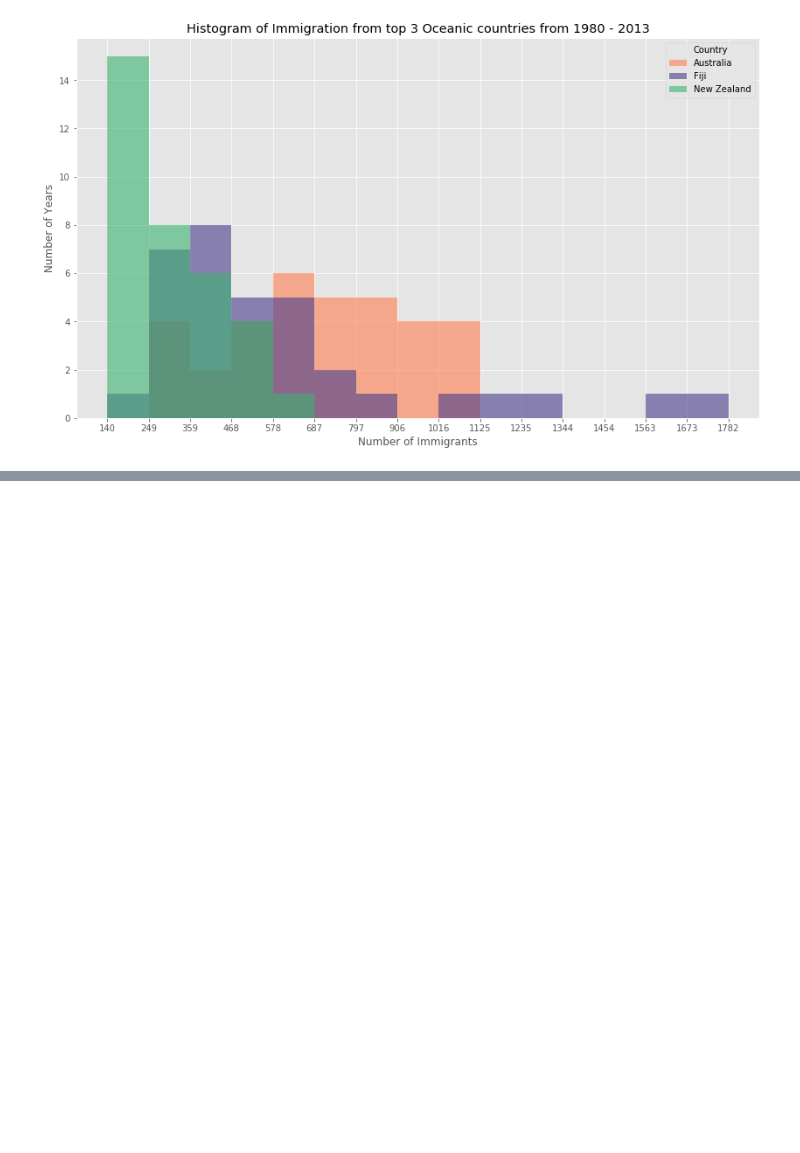
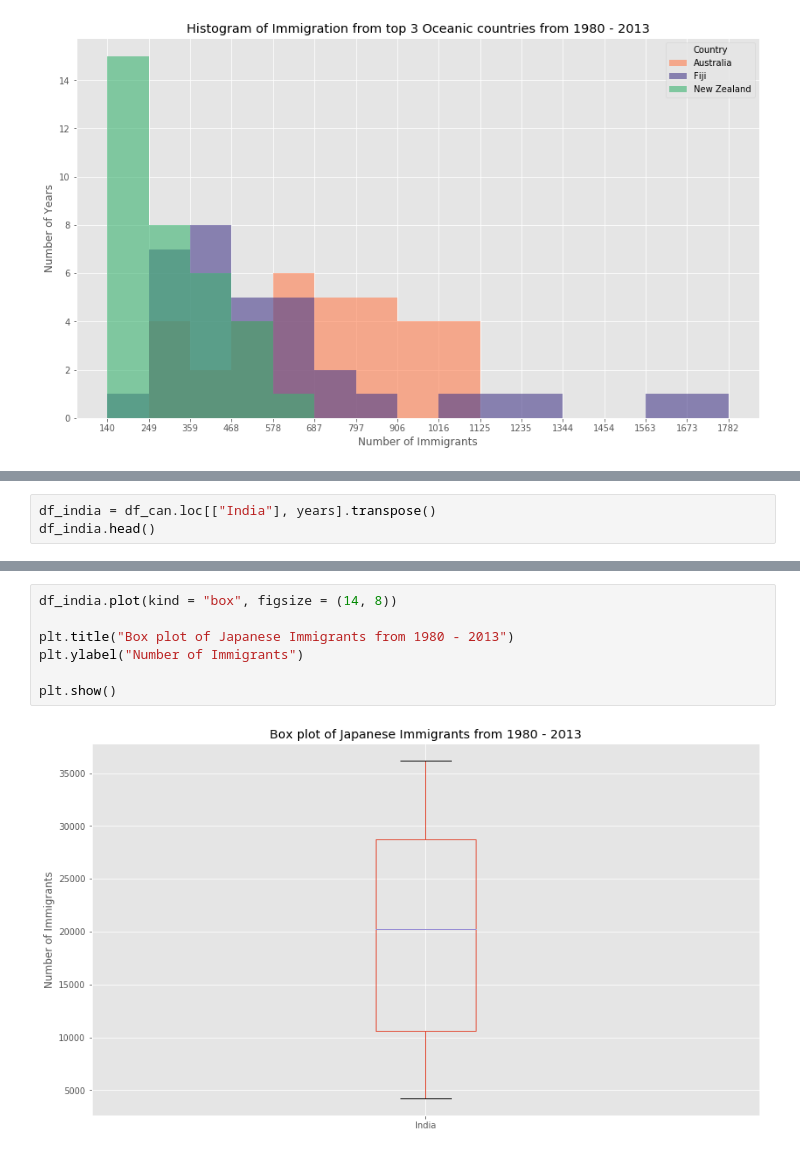
Before and after one commit to amarpy/migration_to_canada_analysis, a Jupyter notebook: migration_to_canada_analysis.ipynb, the cells around one changed output, grey strips where cells are left out. Cells and saved outputs as stored; diff of their text form; blank space fills up the shorter version.

```diff
--- a/migration_to_canada_analysis.ipynb
+++ b/migration_to_canada_analysis.ipynb
@@ -303,0 +351,3 @@ plt.show()
+# %%
+df_india = df_can.loc[["India"], years].transpose()
+df_india.head()
@@ -303,0 +361,9 @@ plt.show()
+# %%
+df_india.plot(kind = "box", figsize = (14, 8))
+
+plt.title("Box plot of Japanese Immigrants from 1980 - 2013")
+plt.ylabel("Number of Immigrants")
+
+plt.show()
+# %% [output]
+[figure, added]
```
Also changed, not shown: parts of 8 cells of this notebook.
